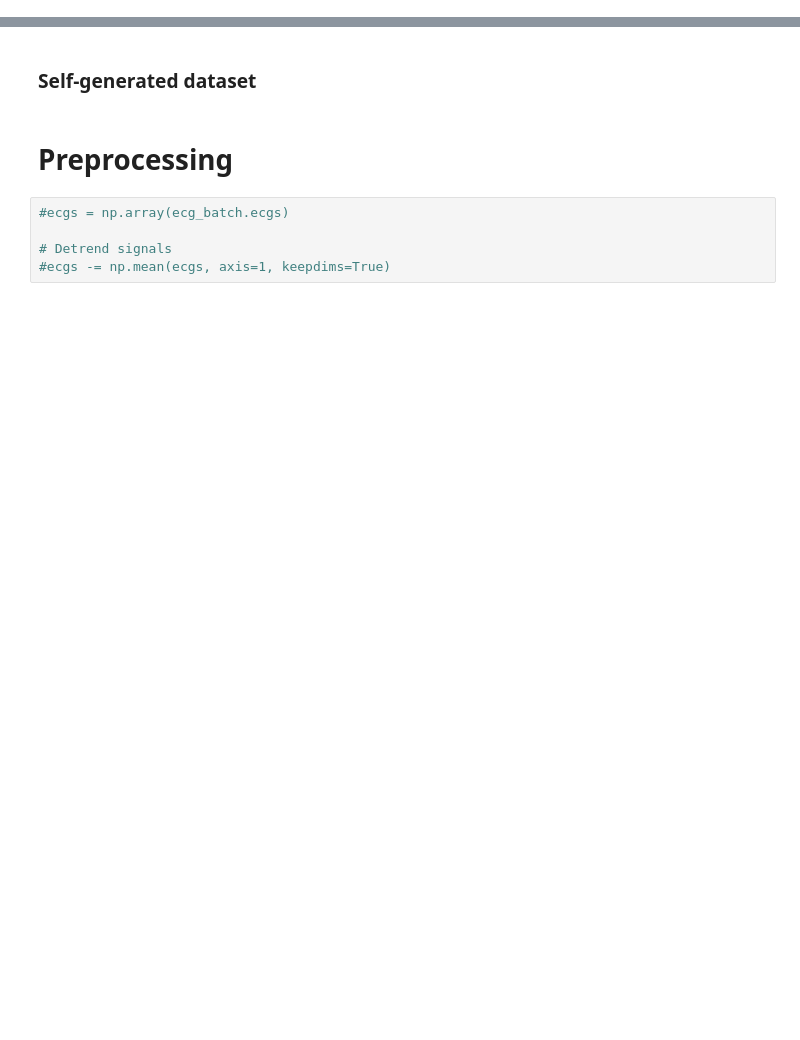
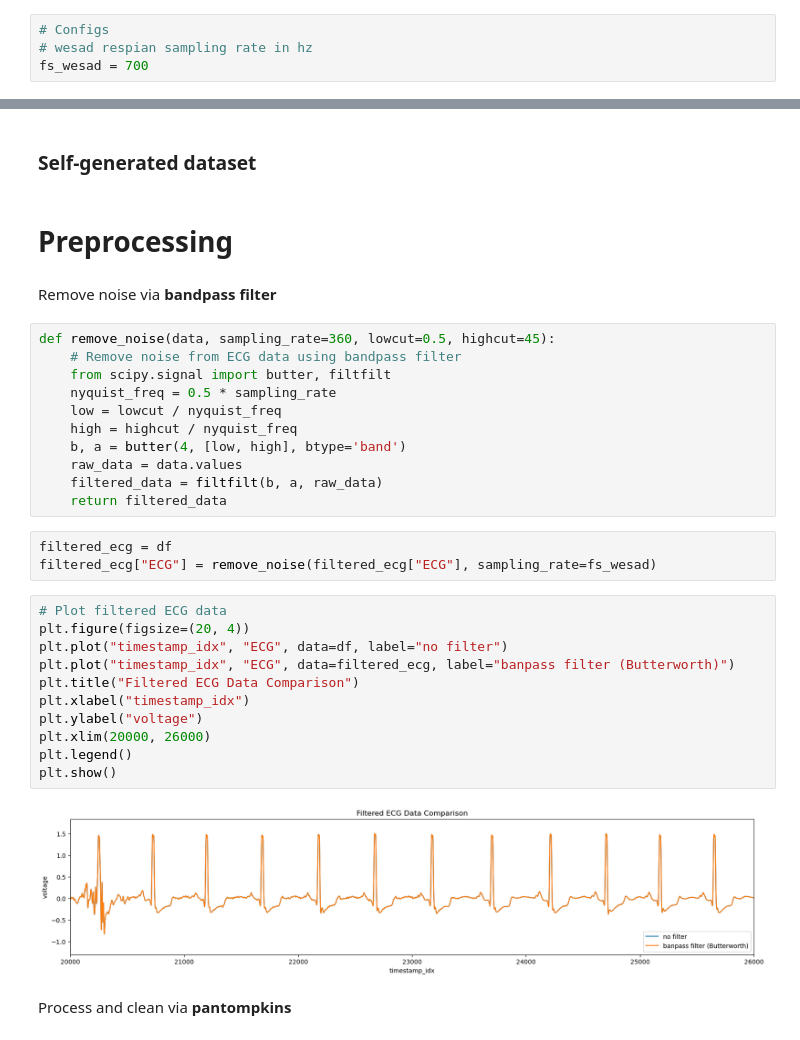
Before and after one commit to nina-prog/sem-biosignals-ecg-feature-processing-api, a Jupyter notebook: notebooks/Data_Analysis.ipynb, the cells around one changed output, grey strips where cells are left out. Cells and saved outputs as stored; diff of their text form; blank space fills up the shorter version.

Commit message:
implement bandpass filter

```diff
--- a/notebooks/Data_Analysis.ipynb
+++ b/notebooks/Data_Analysis.ipynb
@@ -15,6 +22,10 @@ Used Dataset:
 - Self-Generated Dataset (ECGPrivate):
     - Device: Bioplux Chest (and Finger) Band
     - Dataframes are modeled following the already implemented pydantic models
+# %%
+# Configs
+# wesad respian sampling rate in hz
+fs_wesad = 700
 # %%
 def dict_to_dataframe_WESAD(dict):
     df = pd.DataFrame()
@@ -74,8 +90,34 @@ df.describe()
 ### Self-generated dataset
 # %% [markdown]
 # Preprocessing
-# %%
-#ecgs = np.array(ecg_batch.ecgs)
-
-# Detrend signals
-#ecgs -= np.mean(ecgs, axis=1, keepdims=True)
+# %% [markdown]
+Remove noise via **bandpass filter**
+# %%
+def remove_noise(data, sampling_rate=360, lowcut=0.5, highcut=45):
+    # Remove noise from ECG data using bandpass filter
+    from scipy.signal import butter, filtfilt
+    nyquist_freq = 0.5 * sampling_rate
+    low = lowcut / nyquist_freq
+    high = highcut / nyquist_freq
+    b, a = butter(4, [low, high], btype='band')
+    raw_data = data.values
+    filtered_data = filtfilt(b, a, raw_data)
+    return filtered_data
+# %%
+filtered_ecg = df
+filtered_ecg["ECG"] = remove_noise(filtered_ecg["ECG"], sampling_rate=fs_wesad)
+# %%
+# Plot filtered ECG data
+plt.figure(figsize=(20, 4))
+plt.plot("timestamp_idx", "ECG", data=df, label="no filter")
+plt.plot("timestamp_idx", "ECG", data=filtered_ecg, label="banpass filter (Butterworth)")
+plt.title("Filtered ECG Data Comparison")
+plt.xlabel("timestamp_idx")
+plt.ylabel("voltage")
+plt.xlim(20000, 26000)
+plt.legend()
+plt.show()
+# %% [output]
+[figure, added]
+# %% [markdown]
+Process and clean via **pantompkins**
```
Also changed, not shown: parts of 9 cells of this notebook, 2 other files.
